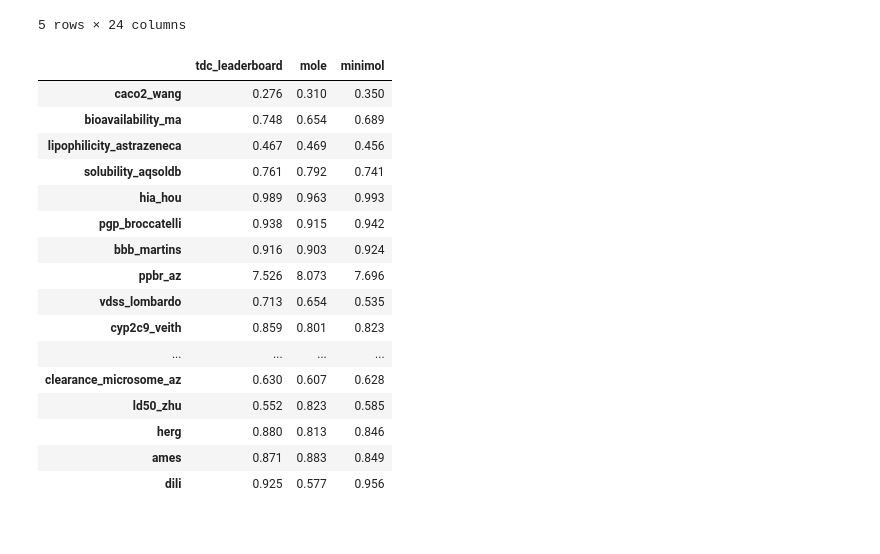
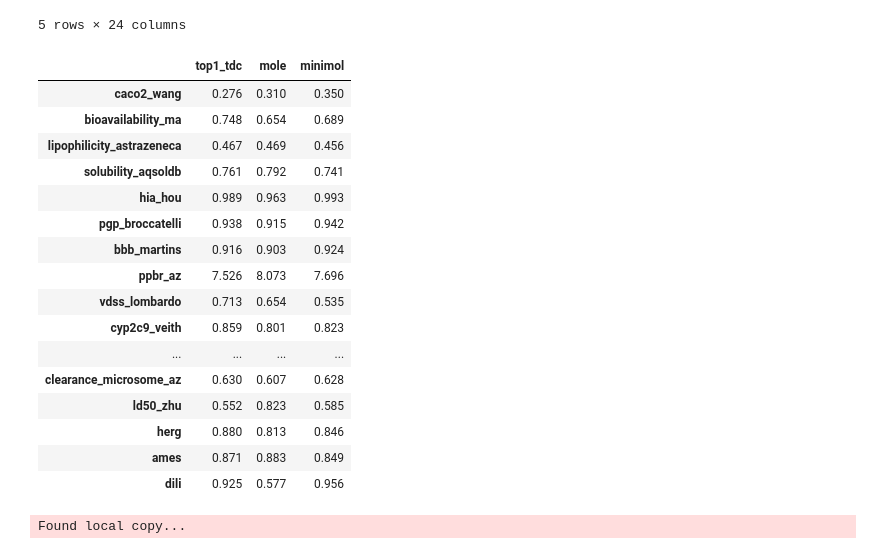
Before and after one commit to graphcore-research/minimol, a Jupyter notebook: notebooks/downstream_multitask.ipynb, the cells around one changed output. Cells and saved outputs as stored; diff of their text form; code cells hidden in the pictures.

```diff
--- a/notebooks/downstream_multitask.ipynb
+++ b/notebooks/downstream_multitask.ipynb
@@ -116,7 +116,7 @@ df.head()
 5 rows × 24 columns
 # %%
 tdc_reference = {
-    "tdc_leaderboard": {
+    "top1_tdc": {
         "caco2_wang": 0.276,
         "bioavailability_ma": 0.748,
         "lipophilicity_astrazeneca": 0.467,
@@ -189,7 +189,6 @@ tdc_reference = {
         "dili": 0.956
     }
 }
-# dict_keys(['caco2_wang', 'hia_hou', 'pgp_broccatelli', 'bioavailability_ma', 'lipophilicity_astrazeneca', 'solubility_aqsoldb', 'bbb_martins', 'ppbr_az', 'vdss_lombardo', 'cyp2d6_veith', 'cyp3a4_veith', 'cyp2c9_veith', 'cyp2d6_substrate_carbonmangels', 'cyp3a4_substrate_carbonmangels', 'cyp2c9_substrate_carbonmangels', 'half_life_obach', 'clearance_microsome_az', 'clearance_hepatocyte_az', 'herg', 'ames', 'dili', 'ld50_zhu'])
 
 metrics = {
     "caco2_wang": "MAE",
@@ -207,37 +206,38 @@ metrics = {
     "cyp2c9_substrate_carbonmangels": "AUPRC",
     "cyp2d6_substrate_carbonmangels": "AUPRC",
     "cyp3a4_substrate_carbonmangels": "AUROC",
     "half_life_obach": "Spearman",
     "clearance_hepatocyte_az": "Spearman",
     "clearance_microsome_az": "Spearman",
     "ld50_zhu": "MAE",
     "herg": "AUROC",
     "ames": "AUROC",
     "dili": "AUROC"
 }
 
 
 import pandas as pd
 result_reference_df = pd.DataFrame(tdc_reference)
 
 def evaluate_new_model(df, new_model_dict, new_model_name):
     df[new_model_name] = df.index.map(lambda x: new_model_dict[x][0])
+    df['metrics'] = metrics
     def rank_row(row):
         metric = metrics.get(row.name)
-        row_without_rank = row.drop(labels=[f"{new_model_name}_rank"], errors='ignore')
-        if metric in ["AUROC", "AUPRC"]:
+        row_without_rank = row.drop(labels=[f"{new_model_name}_rank", "metrics"], errors='ignore')
+        if metric in ["AUROC", "AUPRC", "Spearman"]:
             return row_without_rank.rank(ascending=False)
-        elif metric in ["MAE", "Spearman"]:
+        elif metric in ["MAE"]:
             return row_without_rank.rank(ascending=True)
 
     rank_column = f"{new_model_name}_rank"
     df[rank_column] = df.apply(rank_row, axis=1)[new_model_name]
 
     return df
 
 result_reference_df
 # %% [output]
-|  | tdc_leaderboard | mole | minimol |
+|  | top1_tdc | mole | minimol |
 | caco2_wang | 0.276 | 0.310 | 0.350 |
 | bioavailability_ma | 0.748 | 0.654 | 0.689 |
 | lipophilicity_astrazeneca | 0.467 | 0.469 | 0.456 |
@@ -257,6 +257,10 @@ result_reference_df
 # %%
 import torch
 import numpy as np
+from tdc.benchmark_group import admet_group
+
+group = admet_group(path='admet_data/')
+
 
 class MultitaskTrainer:
     def __init__(self, device, batch_size: int = 256):
@@ -290,9 +294,14 @@ class MultitaskTrainer:
 
                 output = model(samples, task=task_name)
 
-                predictions[task_name] += list(output.detach().cpu())
+                loss_fn = self.task_losses[task_name]
+                task_loss = loss_fn(output.float(), targets.float())
 
-                task_loss = self.task_losses[task_name](output.float(), targets.float())
+                if tdc_eval:
+                    if isinstance(loss_fn, torch.nn.BCEWithLogitsLoss):
+                        output = torch.nn.functional.sigmoid(output)
+                    predictions[task_name] += list(output.detach().cpu())
+
                 per_task_losses[task_i] = per_task_losses[task_i] + (task_loss / len(dataloader))
                 total_loss = total_loss + (task_loss / len(dataloader))
 
@@ -363,6 +372,8 @@ device = torch.device('cuda' if torch.cuda.is_available() else 'cpu')
 trainer = MultitaskTrainer(device)
 trainer.set_per_task_dataloaders(test_dataloaders, validation_dataloaders, task_losses)
 trainer.set_multitask_dataloader(df)
+# %% [output]
+Found local copy...
 # %%
 import torch
 import torch.nn as nn
```
Also changed, not shown: parts of 2 cells of this notebook, 2 other files.
